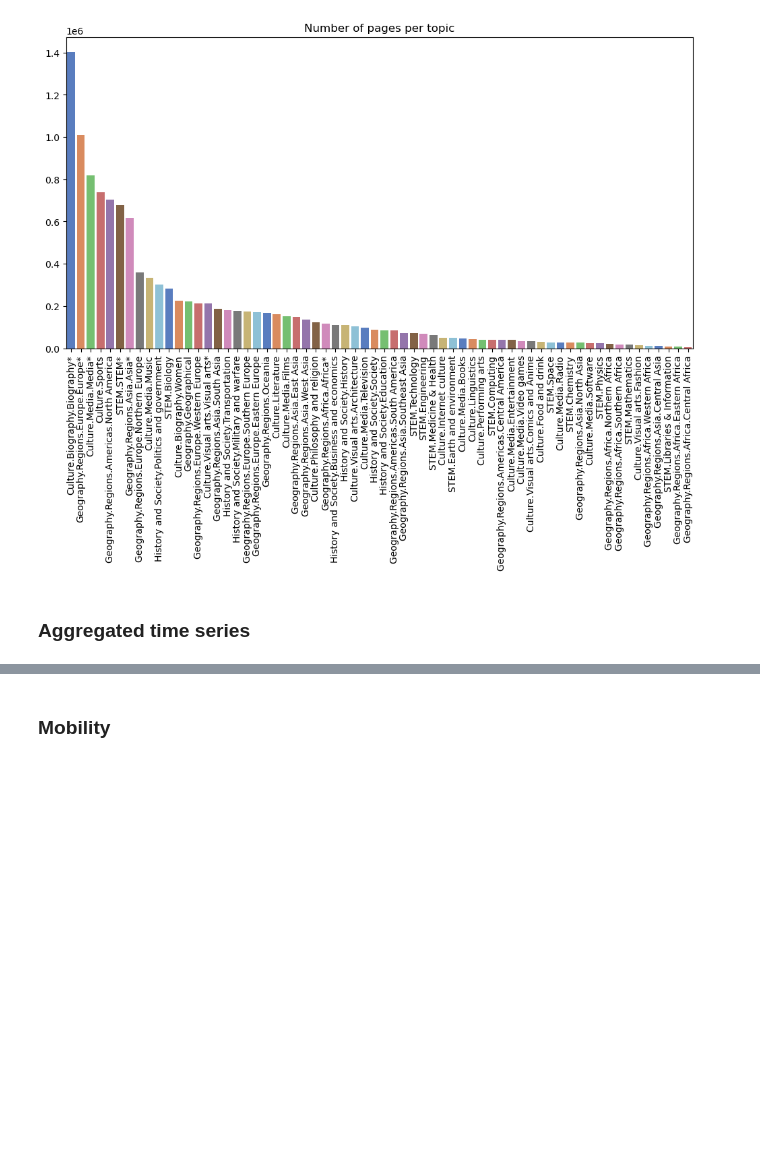
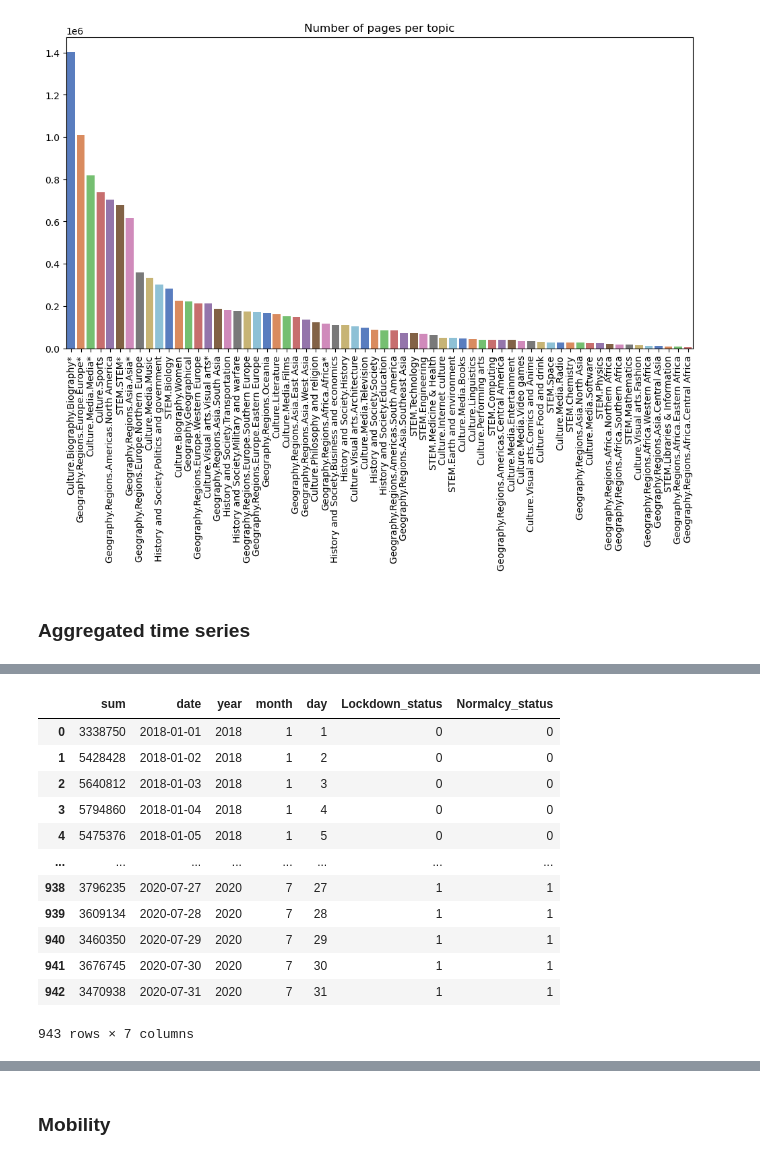
Before and after one commit to epfl-ada/ada-2023-project-bobeast, a Jupyter notebook: Milestone_P2.ipynb, the cells around one changed output, grey strips where cells are left out. Drawn from its saved outputs; the diff is of its cells as text; code cells hidden in the pictures; blank space fills up the shorter version.

```diff
--- a/Milestone_P2.ipynb
+++ b/Milestone_P2.ipynb
@@ -154,0 +176,20 @@ plt.show()
+# %%
+it=process_agg_time_series(agg_ts['it']['sum'])
+it['Lockdown_status']= np.where(it['date']>=it_lockdown_date,1,0)
+it['Normalcy_status']=np.where(it['date']>=it_normalcy_date,1,0)
+it=it.rename(columns={0 : 'sum'})
+it
+# %% [output]
+|  | sum | date | year | month | day | Lockdown_status | Normalcy_status |
+| 0 | 3338750 | 2018-01-01 | 2018 | 1 | 1 | 0 | 0 |
+| 1 | 5428428 | 2018-01-02 | 2018 | 1 | 2 | 0 | 0 |
+| 2 | 5640812 | 2018-01-03 | 2018 | 1 | 3 | 0 | 0 |
+| 3 | 5794860 | 2018-01-04 | 2018 | 1 | 4 | 0 | 0 |
+| 4 | 5475376 | 2018-01-05 | 2018 | 1 | 5 | 0 | 0 |
+| ... | ... | ... | ... | ... | ... | ... | ... |
+| 938 | 3796235 | 2020-07-27 | 2020 | 7 | 27 | 1 | 1 |
+| 939 | 3609134 | 2020-07-28 | 2020 | 7 | 28 | 1 | 1 |
+| 940 | 3460350 | 2020-07-29 | 2020 | 7 | 29 | 1 | 1 |
+| 941 | 3676745 | 2020-07-30 | 2020 | 7 | 30 | 1 | 1 |
+| 942 | 3470938 | 2020-07-31 | 2020 | 7 | 31 | 1 | 1 |
+943 rows × 7 columns
```
Also changed, not shown: parts of 15 cells of this notebook, 1 other file.
